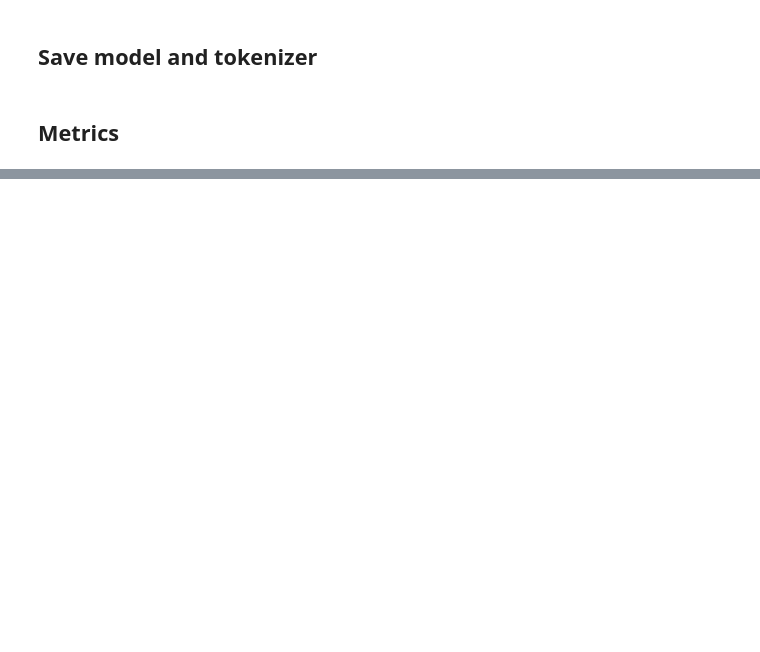
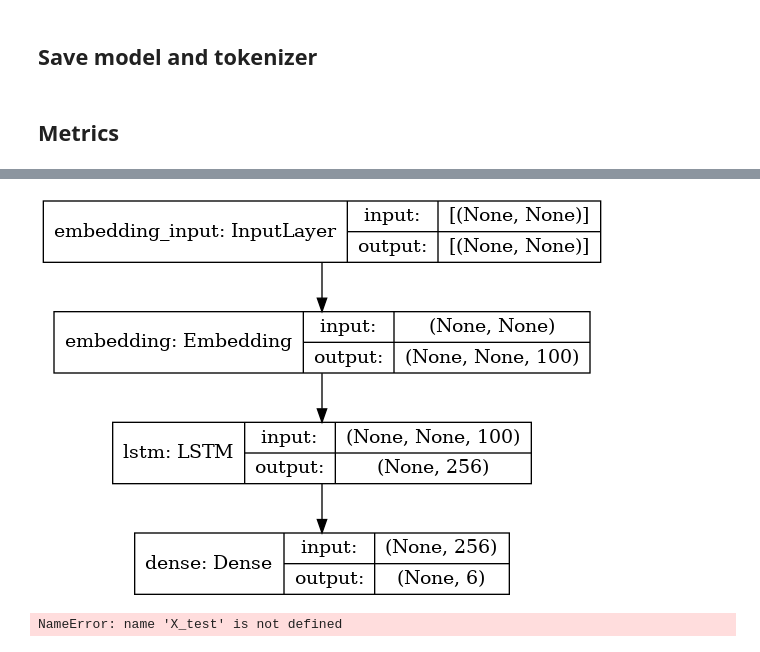
Before and after one commit to ma-he-sh/MovieMetaPredict, a Jupyter notebook: models/classification/KerasLSTM-same_n_labels.ipynb, the cells around one changed output, grey strips where cells are left out. Saved outputs shown, nothing was run; the diff lists cells and outputs as text; code cells hidden in the pictures; blank space fills up the shorter version.

```diff
--- a/models/classification/KerasLSTM-same_n_labels.ipynb
+++ b/models/classification/KerasLSTM-same_n_labels.ipynb
@@ -267,0 +270,24 @@ plt.show()
+# %%
+# load the saved model
+from keras.models import load_model
+model = load_model("./data/mpaa_classifier_n_sample.h5")
+# %%
+from keras.utils.vis_utils import plot_model
+plot_model(model, to_file='model_plot.png', show_shapes=True, show_layer_names=True)
+# %% [output]
+[figure, added]
+# %%
+y_pred = model.predict(X_test)
+print(y_pred)
+
+from sklearn.metrics import confusion_matrix
+
+conf_mat = confusion_matrix(Y_test, y_pred)
+fig, ax = plt.subplots(figsize=(8,6))
+sns.heatmap(conf_mat, annot=True, fmt='d',
+            xticklabels=training_df.Rating.values, yticklabels=training_df.Rating.values)
+plt.ylabel('Actual')
+plt.xlabel('Predicted')
+plt.show()
+# %% [output]
+NameError: name 'X_test' is not defined
```
Also changed, not shown: parts of 6 cells of this notebook, 9 other files.
